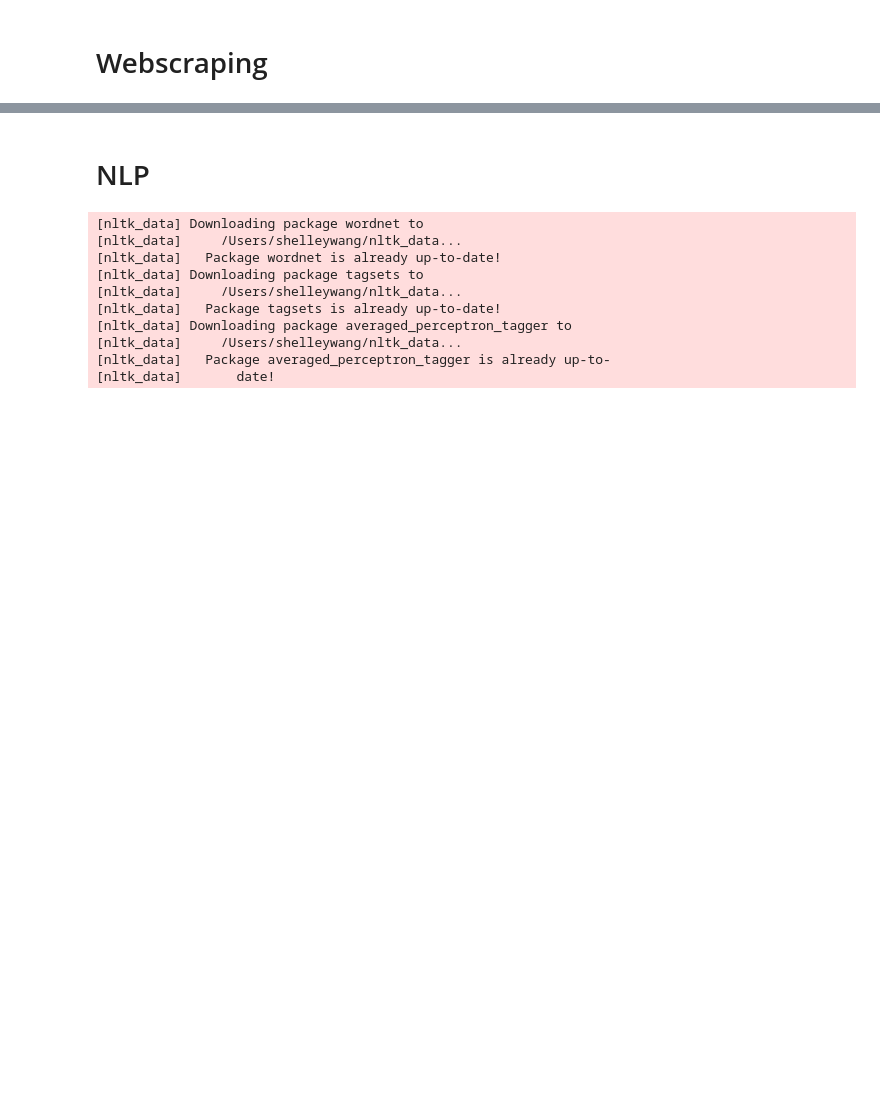
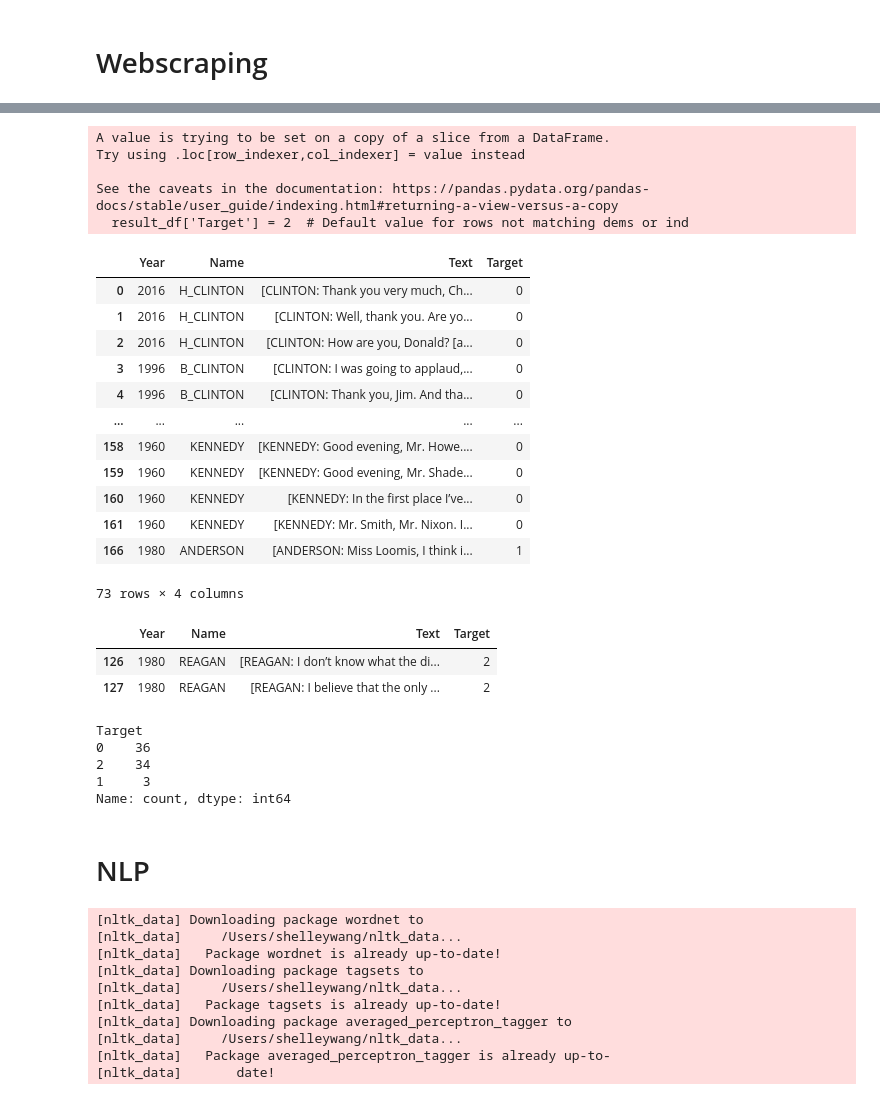
Before and after one commit to natehiatt/presidency_project, a Jupyter notebook: notebooks/shelley_scratch.ipynb, the cells around one changed output, grey strips where cells are left out. Saved outputs shown, nothing was run; the diff lists cells and outputs as text; code cells hidden in the pictures; blank space fills up the shorter version.

```diff
--- a/notebooks/shelley_scratch.ipynb
+++ b/notebooks/shelley_scratch.ipynb
@@ -143,0 +218,9 @@ Indices: [(2177, 3952), (8946, 10940), (14304, 15837), (18552, 18639), (18658, 1
+# %%
+mask = (result_df['Name'] == "BUSH") & (result_df['Year'] == "2000")
+result_df.loc[mask, 'Name'] = "BUSH_2"
+# %%
+mask = (result_df['Name'] == "BUSH") & (result_df['Year'] == "1988")
+result_df.loc[mask, 'Name'] = "BUSH_1"
+# %%
+mask = (result_df['Name'] == "BUSH") & (result_df['Year'] == "1992")
+result_df.loc[mask, 'Name'] = "BUSH_1"
@@ -143,0 +247,2 @@ Indices: [(2177, 3952), (8946, 10940), (14304, 15837), (18552, 18639), (18658, 1
+# %%
+result_df = result_df[result_df['Name'] != "BUSH"]
@@ -144,3 +289,49 @@ Indices: [(2177, 3952), (8946, 10940), (14304, 15837), (18552, 18639), (18658, 1
+# %%
+dems = ['B_CLINTON', 'OBAMA', 'GORE', 'CARTER', 'KENNEDY', 'H_CLINTON', 'KERRY', 'DUKAKIS', 'MONDALE']
+ind = ['DOLE', 'ANDERSON']
+
+result_df['Target'] = 2  # Default value for rows not matching dems or ind
+
+for row in result_df['Name']:
+    if row in dems:
+        result_df.loc[result_df['Name'] == row, 'Target'] = 0
+    elif row in ind:
+        result_df.loc[result_df['Name'] == row, 'Target'] = 1
+
+result_df
+# %% [output]
+A value is trying to be set on a copy of a slice from a DataFrame.
+Try using .loc[row_indexer,col_indexer] = value instead
+
+See the caveats in the documentation: https://pandas.pydata.org/pandas-docs/stable/user_guide/indexing.html#returning-a-view-versus-a-copy
+  result_df['Target'] = 2  # Default value for rows not matching dems or ind
+|  | Year | Name | Text | Target |
+| 0 | 2016 | H_CLINTON | [CLINTON: Thank you very much, Ch... | 0 |
+| 1 | 2016 | H_CLINTON | [CLINTON: Well, thank you. Are yo... | 0 |
+| 2 | 2016 | H_CLINTON | [CLINTON: How are you, Donald? [a... | 0 |
+| 3 | 1996 | B_CLINTON | [CLINTON: I was going to applaud,... | 0 |
+| 4 | 1996 | B_CLINTON | [CLINTON: Thank you, Jim. And tha... | 0 |
+| ... | ... | ... | ... | ... |
+| 158 | 1960 | KENNEDY | [KENNEDY: Good evening, Mr. Howe.... | 0 |
+| 159 | 1960 | KENNEDY | [KENNEDY: Good evening, Mr. Shade... | 0 |
+| 160 | 1960 | KENNEDY | [KENNEDY: In the first place I’ve... | 0 |
+| 161 | 1960 | KENNEDY | [KENNEDY: Mr. Smith, Mr. Nixon. I... | 0 |
+| 166 | 1980 | ANDERSON | [ANDERSON: Miss Loomis, I think i... | 1 |
+73 rows × 4 columns
+# %%
+result_df[result_df['Name'] == "REAGAN"]
+# %% [output]
+|  | Year | Name | Text | Target |
+| 126 | 1980 | REAGAN | [REAGAN: I don’t know what the di... | 2 |
+| 127 | 1980 | REAGAN | [REAGAN: I believe that the only ... | 2 |
+# %%
+result_df['Target'].value_counts()
+# %% [output]
+Target
+0    36
+2    34
+1     3
+Name: count, dtype: int64
 # %% [markdown]
 # NLP
 # %%
```
Also changed, not shown: parts of 33 cells of this notebook, 2 other files.
